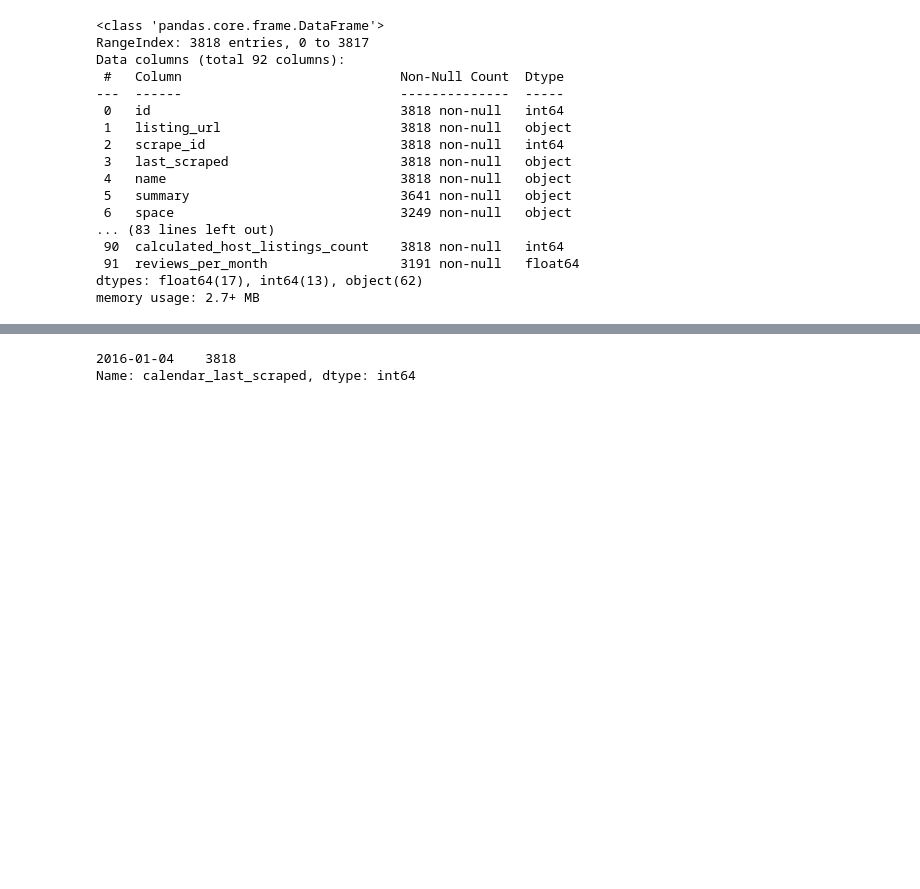
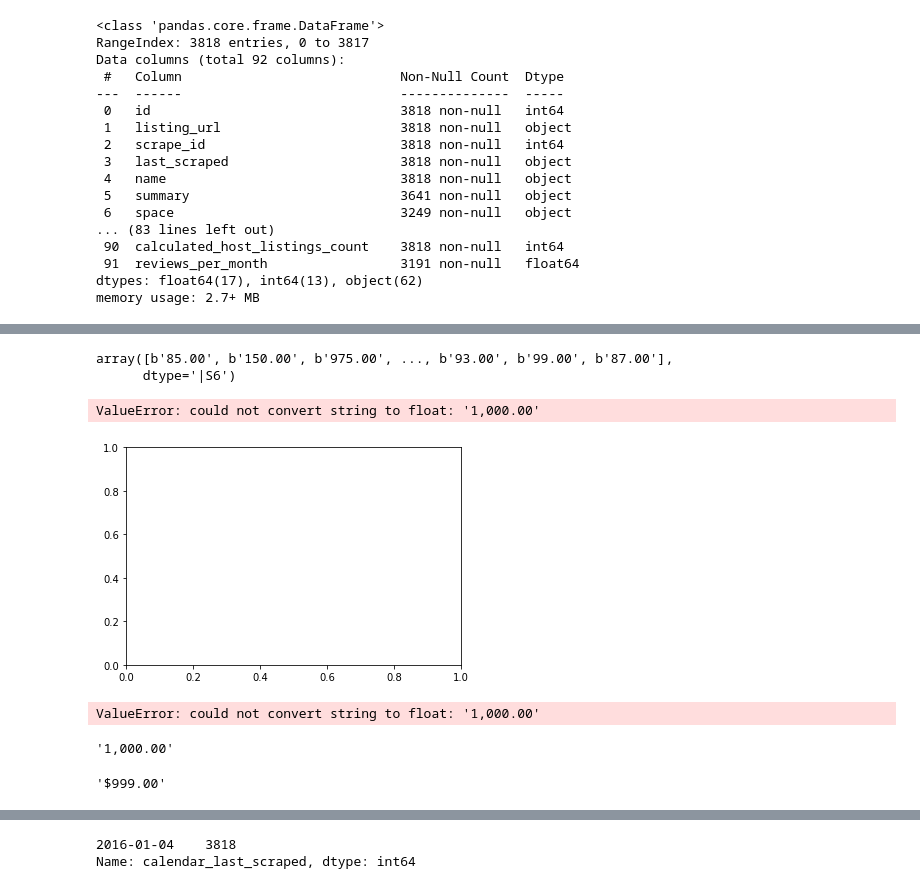
Before and after one commit to SachinSShinde/Airbnb-Seattle, a Jupyter notebook: Seattle_Data_Exploration.ipynb, the cells around one changed output, grey strips where cells are left out. Drawn from its saved outputs; the diff is of its cells as text; code cells hidden in the pictures; blank space fills up the shorter version.

Commit message:
Seattle data exploration: Exploring Data, Listings price

```diff
--- a/Seattle_Data_Exploration.ipynb
+++ b/Seattle_Data_Exploration.ipynb
@@ -81,0 +131,14 @@ memory usage: 2.7+ MB
+# %%
+np.fromstring(df_listings_price1.price.values.astype('|S7').tobytes().replace(b'$',b''), dtype='|S6')
+# %% [output]
+array([b'85.00', b'150.00', b'975.00', ..., b'93.00', b'99.00', b'87.00'],
+      dtype='|S6')
+# %%
+sns.distplot(df_listings_price['price']);
+# %% [output]
+ValueError: could not convert string to float: '1,000.00'
+[figure, added]
+# %%
+df_listings_price.price.astype('float')
+# %% [output]
+ValueError: could not convert string to float: '1,000.00'
@@ -81,0 +147,8 @@ memory usage: 2.7+ MB
+# %%
+df_listings_price.price.min()
+# %% [output]
+'1,000.00'
+# %%
+df_listings.price.max()
+# %% [output]
+'$999.00'
```
Also changed, not shown: parts of 8 cells of this notebook.
